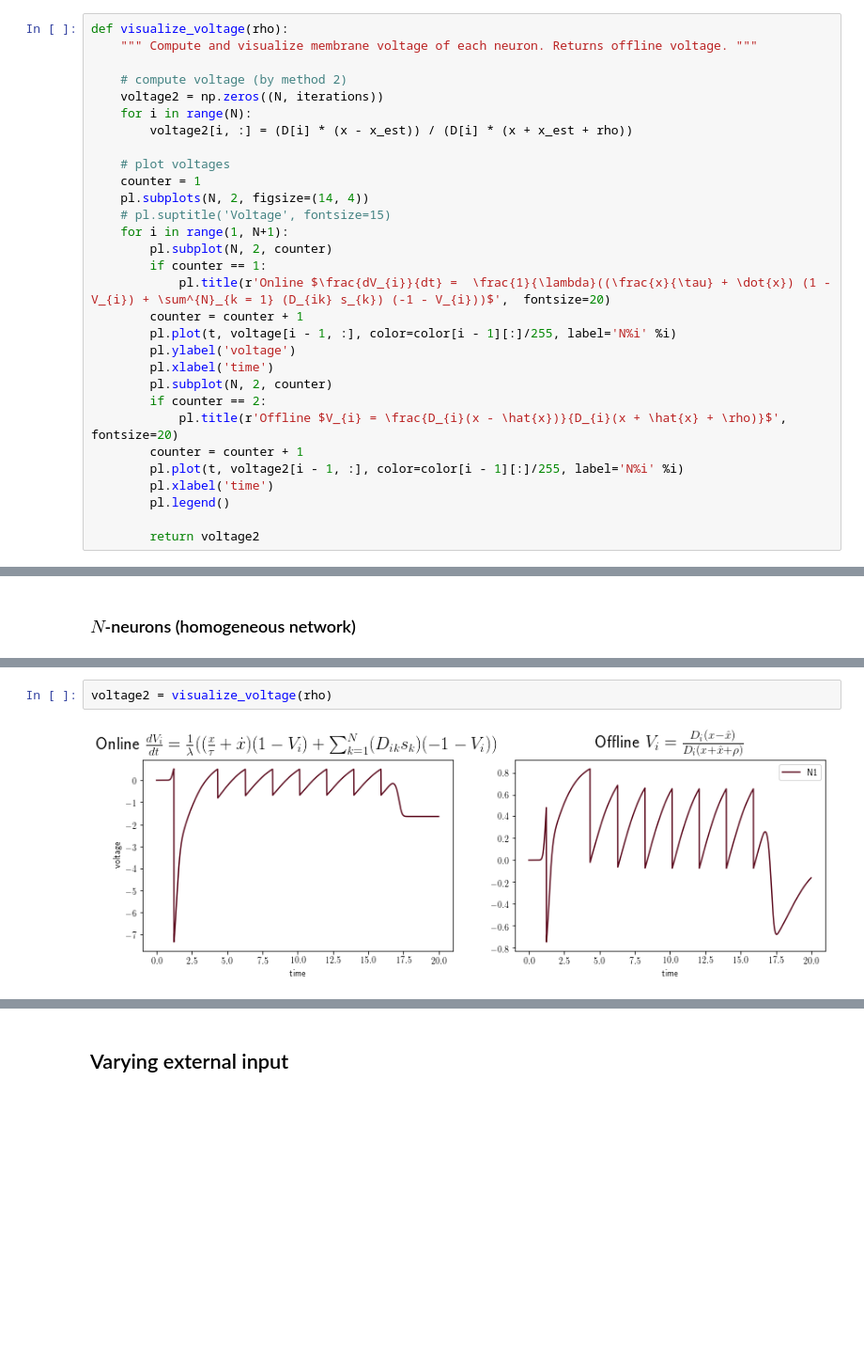
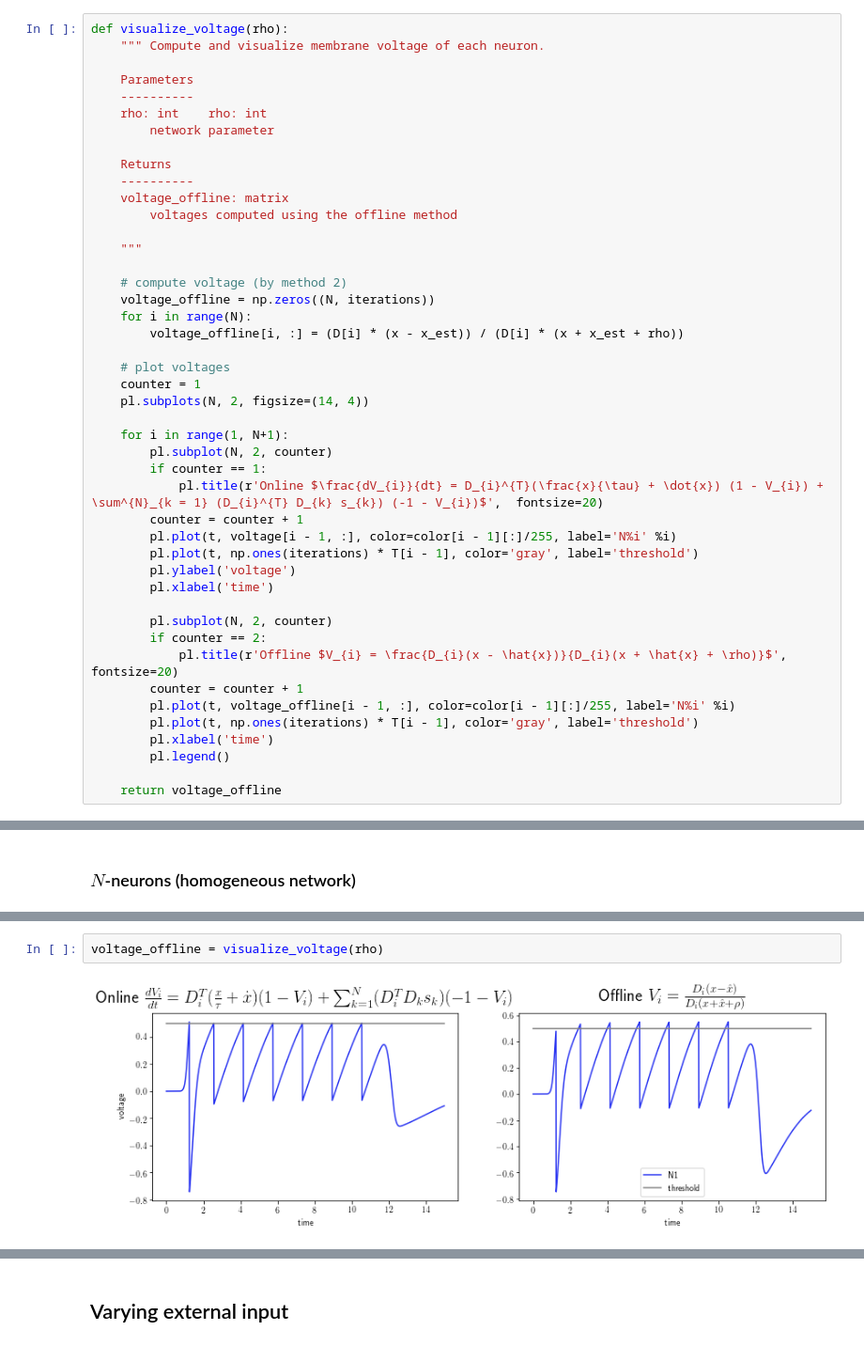
Before and after one commit to ABra1993/LisbonLab, a Jupyter notebook: Conductance/SNN_conductance.ipynb, the cells around one changed output, grey strips where cells are left out. Shown at 94% size. Drawn from its saved outputs; the diff is of its cells as text; blank space fills up the shorter version.

```diff
--- a/Conductance/SNN_conductance.ipynb
+++ b/Conductance/SNN_conductance.ipynb
@@ -182,30 +392,45 @@ Compute voltage estimate one of two ways:
 # %%
 def visualize_voltage(rho):
-    """ Compute and visualize membrane voltage of each neuron. Returns offline voltage. """
+    """ Compute and visualize membrane voltage of each neuron.
+
+    Parameters
+    ----------
+    rho: int    rho: int
+        network parameter
+
+    Returns
+    ----------
+    voltage_offline: matrix
+        voltages computed using the offline method
+
+    """
 
     # compute voltage (by method 2)
-    voltage2 = np.zeros((N, iterations))
+    voltage_offline = np.zeros((N, iterations))
     for i in range(N):
-        voltage2[i, :] = (D[i] * (x - x_est)) / (D[i] * (x + x_est + rho))
+        voltage_offline[i, :] = (D[i] * (x - x_est)) / (D[i] * (x + x_est + rho))
 
     # plot voltages
     counter = 1
     pl.subplots(N, 2, figsize=(14, 4))
-    # pl.suptitle('Voltage', fontsize=15)
+
     for i in range(1, N+1):
         pl.subplot(N, 2, counter)
         if counter == 1:
-            pl.title(r'Online $\frac{dV_{i}}{dt} =  \frac{1}{\lambda}((\frac{x}{\tau} + \dot{x}) (1 - V_{i}) + \sum^{N}_{k = 1} (D_{ik} s_{k}) (-1 - V_{i}))$',  fontsize=20)
+            pl.title(r'Online $\frac{dV_{i}}{dt} = D_{i}^{T}(\frac{x}{\tau} + \dot{x}) (1 - V_{i}) + \sum^{N}_{k = 1} (D_{i}^{T} D_{k} s_{k}) (-1 - V_{i})$',  fontsize=20)
         counter = counter + 1
         pl.plot(t, voltage[i - 1, :], color=color[i - 1][:]/255, label='N%i' %i)
+        pl.plot(t, np.ones(iterations) * T[i - 1], color='gray', label='threshold')
         pl.ylabel('voltage')
         pl.xlabel('time')
+
         pl.subplot(N, 2, counter)
         if counter == 2:
             pl.title(r'Offline $V_{i} = \frac{D_{i}(x - \hat{x})}{D_{i}(x + \hat{x} + \rho)}$', fontsize=20)
         counter = counter + 1
-        pl.plot(t, voltage2[i - 1, :], color=color[i - 1][:]/255, label='N%i' %i)
+        pl.plot(t, voltage_offline[i - 1, :], color=color[i - 1][:]/255, label='N%i' %i)
+        pl.plot(t, np.ones(iterations) * T[i - 1], color='gray', label='threshold')
         pl.xlabel('time')
         pl.legend()
 
-        return voltage2
+    return voltage_offline
@@ -235,4 +521,4 @@ visualize(color)
 # %%
-voltage2 = visualize_voltage(rho)
+voltage_offline = visualize_voltage(rho)
 # %% [output]
-[figure, old version]
+[figure, new version]
```
Also changed, not shown: parts of 53 cells of this notebook, 1 other file.
